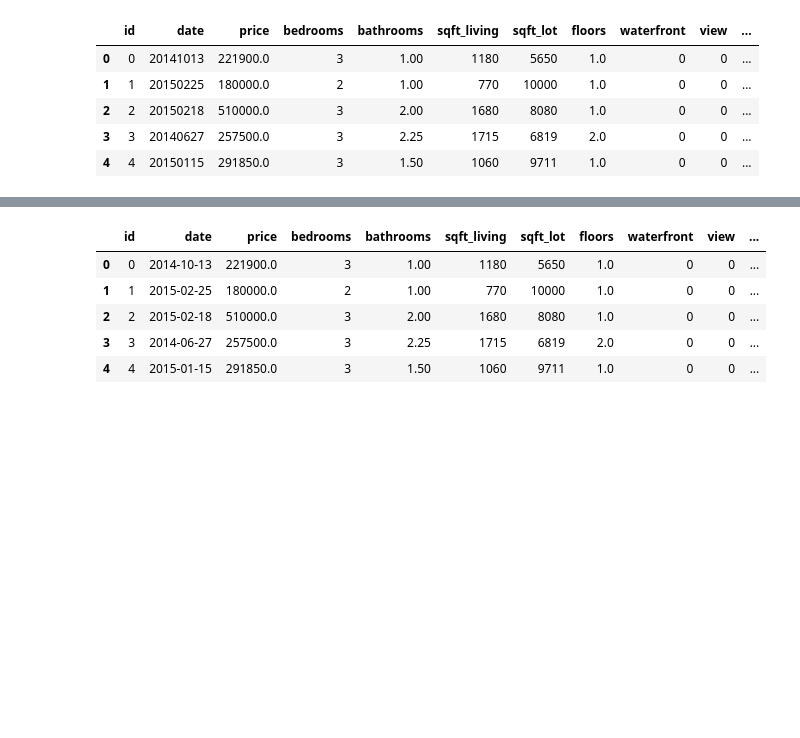
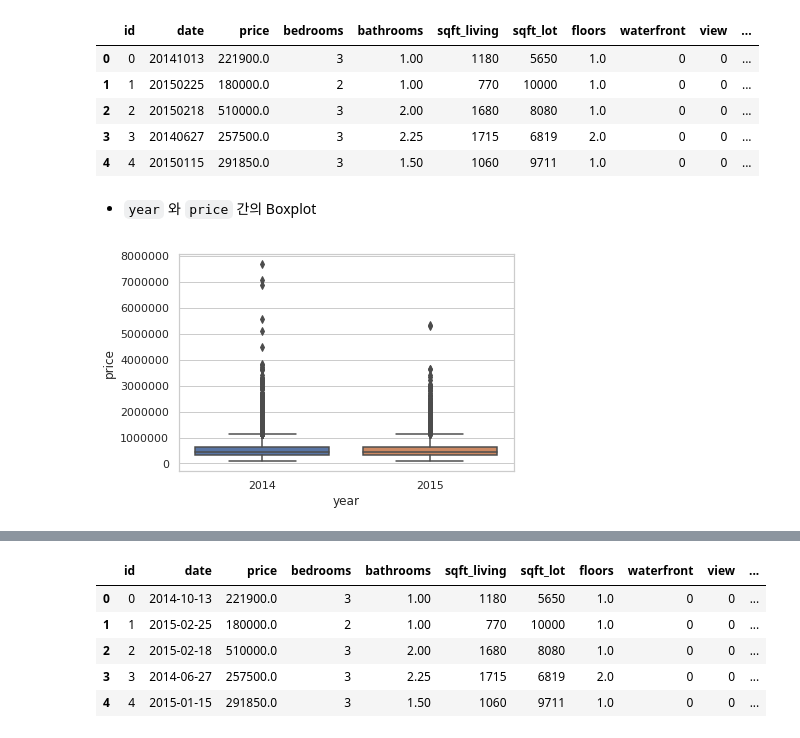
Before and after one commit to EmjayAhn/kaggle_HousePrice, a Jupyter notebook: 01_HousePriceEDA.ipynb, the cells around one changed output, grey strips where cells are left out. Cells and saved outputs as stored; diff of their text form; code cells hidden in the pictures; blank space fills up the shorter version.

```diff
--- a/01_HousePriceEDA.ipynb
+++ b/01_HousePriceEDA.ipynb
@@ -164,3 +189,9 @@ train_set.head()
 | 2 | 2 | 20150218 | 510000.0 | 3 | 2.00 | 1680 | 8080 | 1.0 | 0 | 0 | ... |
 | 3 | 3 | 20140627 | 257500.0 | 3 | 2.25 | 1715 | 6819 | 2.0 | 0 | 0 | ... |
 | 4 | 4 | 20150115 | 291850.0 | 3 | 1.50 | 1060 | 9711 | 1.0 | 0 | 0 | ... |
+# %% [markdown]
+- `year` 와 `price` 간의 Boxplot
+# %%
+ax = sns.boxplot(x="year", y="price", data=train_set)
+# %% [output]
+[figure, added]
```
Also changed, not shown: parts of 7 cells of this notebook.
